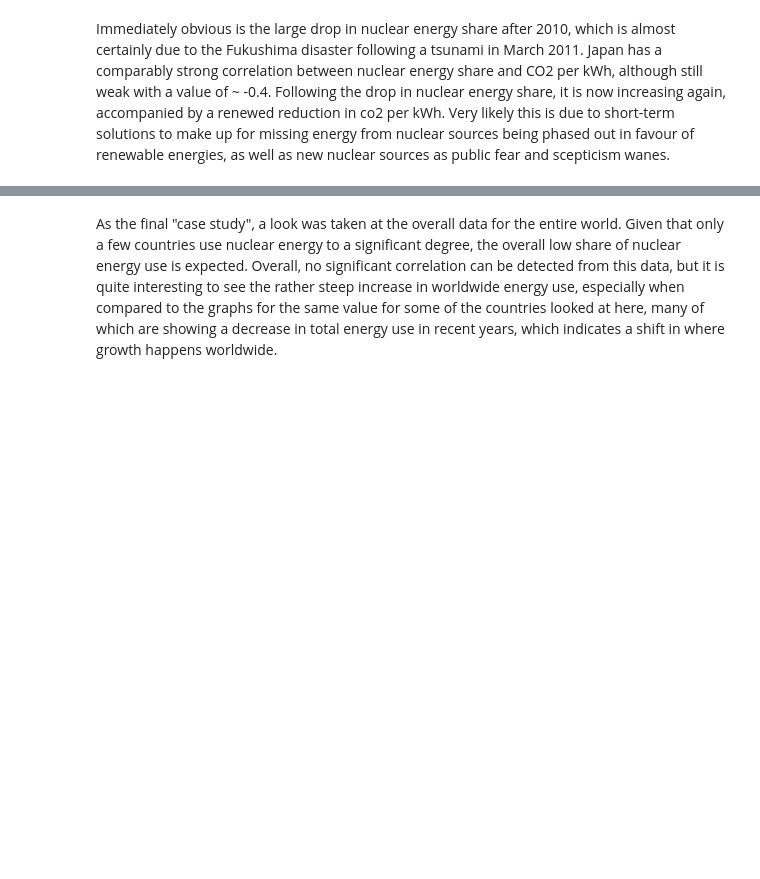
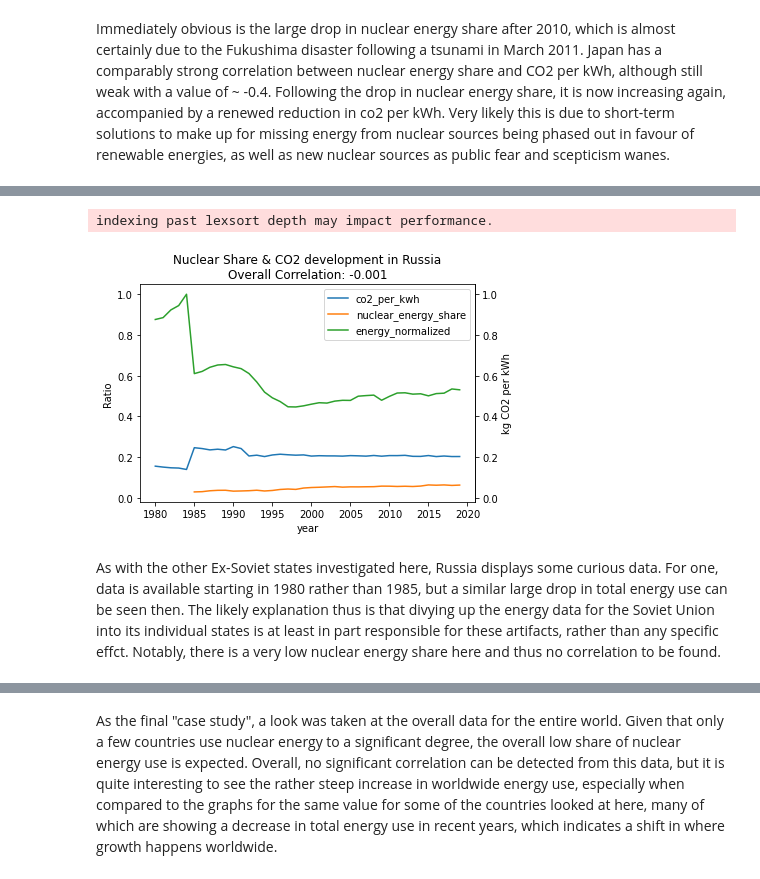
Before and after one commit to Molybdenum42/DOPP_Exercise3, a Jupyter notebook: submission_ready/exercise3_complete.ipynb, the cells around one changed output, grey strips where cells are left out. Cells and saved outputs as stored; diff of their text form; code cells hidden in the pictures; blank space fills up the shorter version.

```diff
--- a/submission_ready/exercise3_complete.ipynb
+++ b/submission_ready/exercise3_complete.ipynb
@@ -996,3 +1069,11 @@ Immediately obvious is the large drop in nuclear energy share after 2010, which
+# %%
+# case study: Russia
+make_country_plots("RUS")
+# %% [output]
+indexing past lexsort depth may impact performance.
+[figure, added]
+# %% [markdown]
+As with the other Ex-Soviet states investigated here, Russia displays some curious data. For one, data is available starting in 1980 rather than 1985, but a similar large drop in total energy use can be seen then. The likely explanation thus is that divying up the energy data for the Soviet Union into its individual states is at least in part responsible for these artifacts, rather than any specific effct. Notably, there is a very low nuclear energy share here and thus no correlation to be found.
 # %%
 # case study: World
 make_country_plots("OWID_WRL")
```
Also changed, not shown: parts of 47 cells of this notebook.
